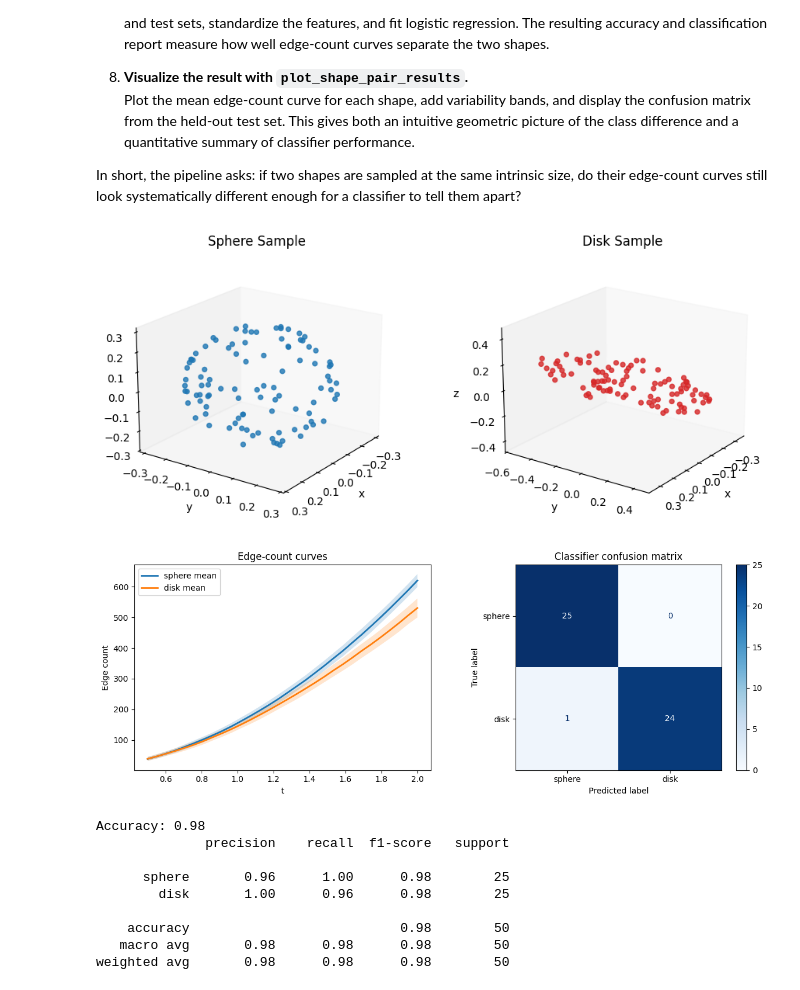
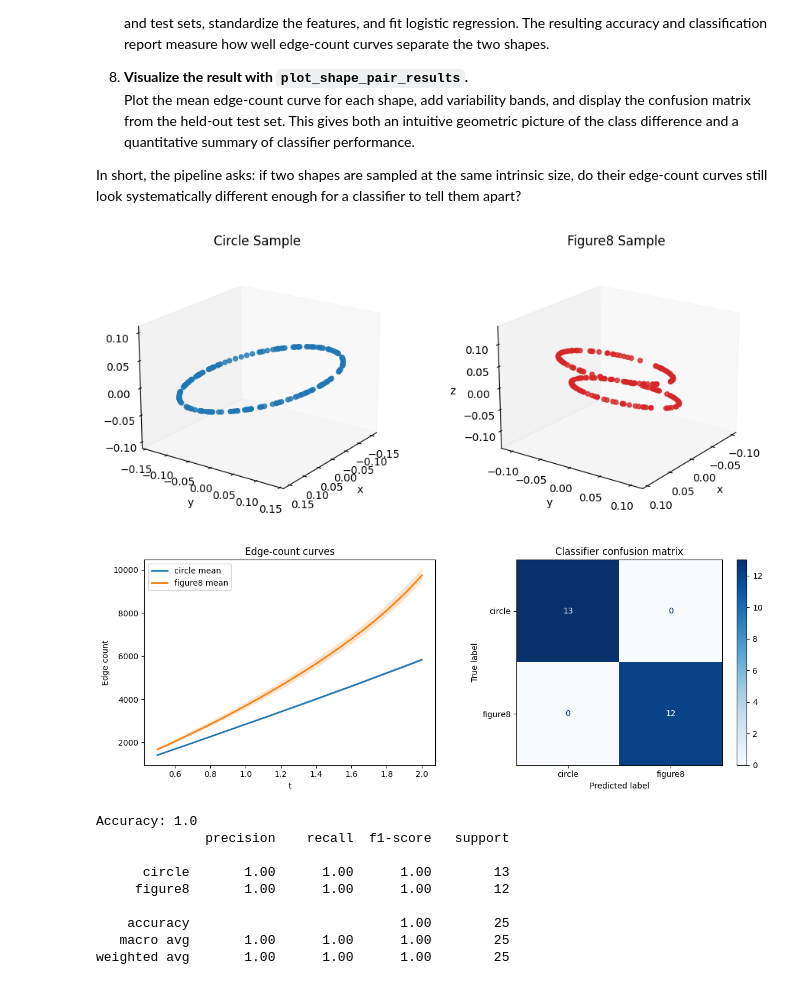
Before and after one commit to JosephMatatyaou/STA199REU, a Jupyter notebook: SQ26/Week4/Classifying.ipynb, the cells around one changed output. Drawn from its saved outputs; the diff is of its cells as text; code cells hidden in the pictures.

```diff
--- a/SQ26/Week4/Classifying.ipynb
+++ b/SQ26/Week4/Classifying.ipynb
@@ -255,11 +255,9 @@ def run_shape_pair_edge_curve_classifier(
     random_state: int = 0,
 ):
     if t_grid is None:
-        t_grid = np.linspace(2, 20, 30)
+        t_grid = np.linspace(0.5, 5, 30)
 
-    shape1_key, shape2_key, intrinsic_dim, ambient_dim = validate_shape_pair(
-        shape1, shape2, ambient_dim
-    )
+    shape1_key, shape2_key, intrinsic_dim, ambient_dim = validate_shape_pair(shape1, shape2, ambient_dim)
 
     curves1 = simulate_edge_count_curves_equal_volume(
         shape=shape1,
@@ -283,24 +281,31 @@ def run_shape_pair_edge_curve_classifier(
         shape_kwargs=shape2_kwargs,
     )
 
-    X = np.vstack([curves1, curves2])
-    y = np.array([0] * len(curves1) + [1] * len(curves2))
+    X = np.vstack([curves1, curves2]) #stacks curves1 and curves2 into one big feature matrix X
+    y = np.array([0] * len(curves1) + [1] * len(curves2)) #creates label vector y with every row from curves 1 having label 0 and every row from curves 2 gets label 1
 
+    """
+    splits the data into training and testing sets.
+    X and y are split together so features stay matched with labels
+    """
     X_train, X_test, y_train, y_test = train_test_split(
         X,
         y,
-        test_size=test_size,
-        random_state=random_state,
-        stratify=y,
+        test_size=test_size, #controls how much data goes into test set
+        random_state=random_state, #makes split reproducible
+        stratify=y,#keeps class balance similr in both train and test sets
     )
 
+
     clf = make_pipeline(
-        StandardScaler(),
-        LogisticRegression(max_iter=5000),
+        StandardScaler(), #standarizes each feature so it has roughly mean 0 and sd 1
+        LogisticRegression(max_iter=5000), #builds logistic regression classifier
     )
 
-    clf.fit(X_train, y_train)
-    y_pred = clf.predict(X_test)
+    clf.fit(X_train, y_train) #first fit scaler on X_train, then sclae, then fit logistic regression model using y_train
+
+    #this predicts whether each test example belongs to class 0 or 1
+    y_pred = clf.predict(X_test) #uses the trained pipeline to predict labels for the test set. scales X_test using trainig set scaler
 
     return {
         "shape1": shape1_key,
@@ -369,10 +374,10 @@ def plot_shape_pair_results(result):
 plt.style.use("default")
 
 #INPUT
-n_points = 100
-n_resamples = 100
-shape1 = "sphere"
-shape2 = "disk"
+n_points = 200
+n_resamples = 50
+shape1 = "circle"
+shape2 = "figure8"
 ambient_dim = 3
 t_grid = np.linspace(0.5,2,30)
 shape1_kwargs = {} #Ex: {"Torus_R": 2.5, "Torus_r": 0.8},  {"cylinder_radius": 1.0, "cylinder_height": 4.0} (note that this is proporitonal since volume is being rescaled)
@@ -411,41 +416,41 @@ for i, (shape, kwargs, seed, color) in enumerate([
     if projected:
         X = vr.pca_project(X, out_dim=2)
 
     d = X.shape[1]
     ax = fig.add_subplot(1, 2, i, projection="3d" if d == 3 else None)
 
     if d == 3:
         ax.scatter(X[:, 0], X[:, 1], X[:, 2], s=18, alpha=0.8, color=color)
         ax.view_init(elev=20, azim=35)
         ax.set_xlabel("x")
         ax.set_ylabel("y")
         ax.set_zlabel("z")
     elif d == 2:
         ax.scatter(X[:, 0], X[:, 1], s=18, alpha=0.8, color=color)
         ax.set_aspect("equal")
         ax.set_xlabel("PC1" if projected else "x")
         ax.set_ylabel("PC2" if projected else "y")
     else:
         ax.scatter(X[:, 0], np.zeros(len(X)), s=18, alpha=0.8, color=color)
         ax.set_xlabel("x")
         ax.set_ylabel("")
 
     ax.set_title(f"{shape.title()} Sample")
     ax.grid(False)
 
 plt.tight_layout()
 plt.show()
 
 plot_shape_pair_results(result)
 # %% [output]
-[figure, old version]
+[figure, new version]
-[figure, old version]
+[figure, new version]
-Accuracy: 0.98
+Accuracy: 1.0
               precision    recall  f1-score   support
 
-      sphere       0.96      1.00      0.98        25
-        disk       1.00      0.96      0.98        25
+      circle       1.00      1.00      1.00        13
+     figure8       1.00      1.00      1.00        12
 
-    accuracy                           0.98        50
-   macro avg       0.98      0.98      0.98        50
-weighted avg       0.98      0.98      0.98        50
+    accuracy                           1.00        25
+   macro avg       1.00      1.00      1.00        25
+weighted avg       1.00      1.00      1.00        25
```
